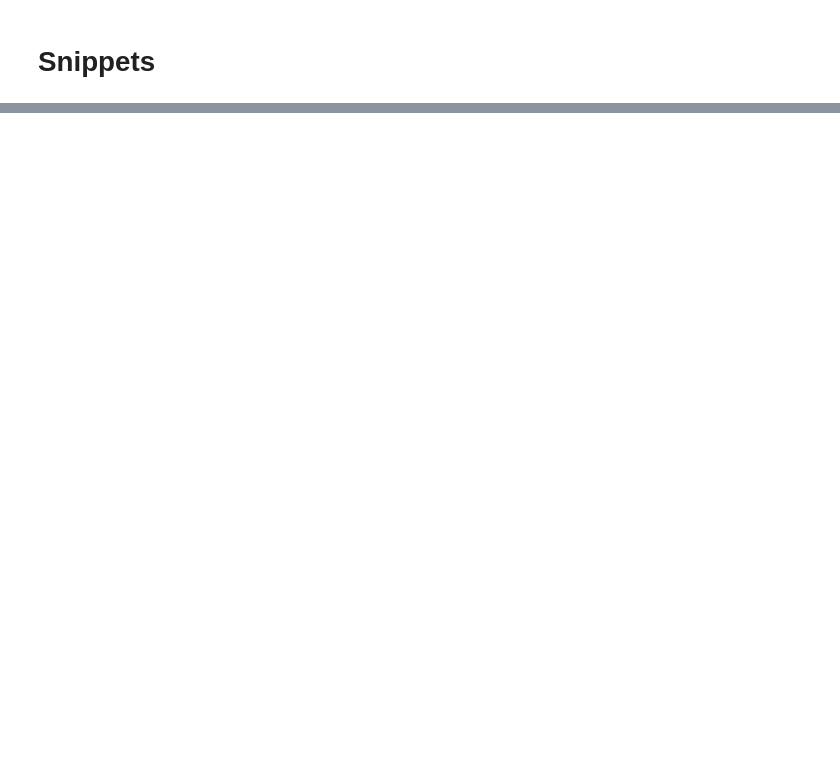
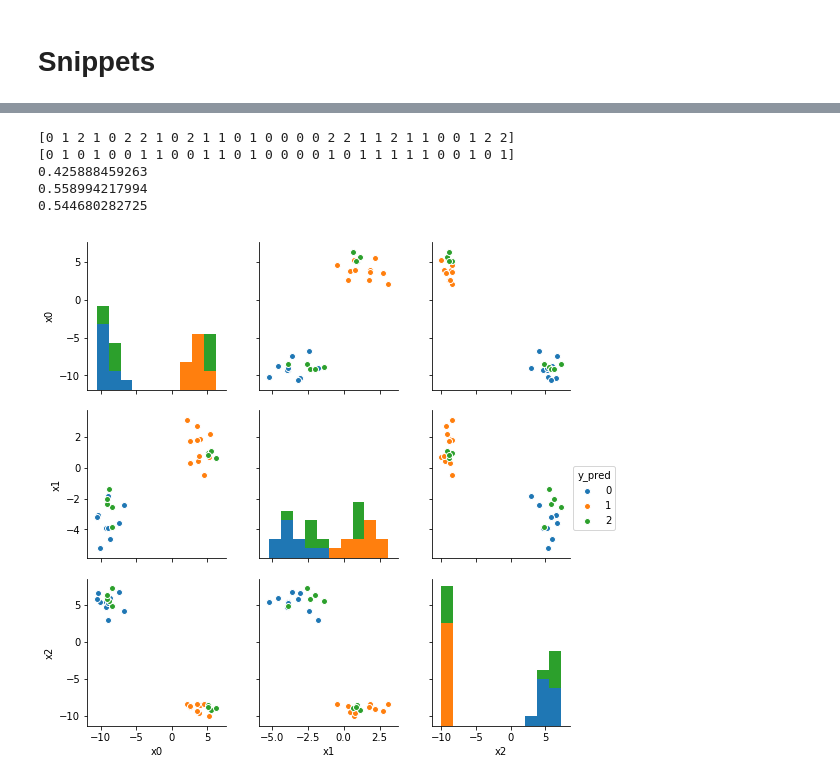
Before and after one commit to VarIr/copac, a Jupyter notebook: snippets.ipynb, the cells around one changed output, grey strips where cells are left out. Saved outputs shown, nothing was run; the diff lists cells and outputs as text; code cells hidden in the pictures; blank space fills up the shorter version.

```diff
--- a/snippets.ipynb
+++ b/snippets.ipynb
@@ -181,0 +13,26 @@ np.max([0, 5])
+# %%
+n = 10
+max_d = 3
+c = 2
+X = list()
+y = list()
+# 1D, 2D, 3D with 2 clusters each; other dimensions uniform rnd noise
+for i in range(1, max_d+1):
+    d = i
+    # Generate Gaussian clusters
+    Xi, yi = make_blobs(n_samples=n, n_features=d, centers=c)
+    # Unif. rnd. noise in other features
+    Xi_rnd = np.random.rand(n, max_d-i) * 100
+    Xi = np.block([Xi, Xi_rnd])
+    X.append(Xi)
+    # Make sure labels are not accidentally overlapping
+    y.append(yi + (i-1)*c)
+    del Xi, yi, Xi_rnd
+# Combine dataset and labels
+X = np.block([[x] for x in X])
+y = np.block(y)
+df = pd.DataFrame(X, columns=[f'x{x}' for x in range(d)])
+X_df = df.copy()
+Xy_df = df.copy()
+Xy_df['y'] = y
+Xy_df
@@ -181,0 +402,21 @@ np.max([0, 5])
+# %%
+clst = COPAC(k=10, mu=4, eps=4)
+y_pred = clst.fit_predict(X)
+# %%
+print(y_pred)
+print(y)
+from sklearn.metrics import adjusted_mutual_info_score, accuracy_score, v_measure_score, normalized_mutual_info_score
+print(adjusted_mutual_info_score(y, y_pred))
+print(normalized_mutual_info_score(y, y_pred))
+print(v_measure_score(y, y_pred))
+# %% [output]
+[0 1 2 1 0 2 2 1 0 2 1 1 0 1 0 0 0 0 2 2 1 1 2 1 1 0 0 1 2 2]
+[0 1 0 1 0 0 1 1 0 0 1 1 0 1 0 0 0 0 1 0 1 1 1 1 1 0 0 1 0 1]
+0.425888459263
+0.558994217994
+0.544680282725
+# %%
+Xy_df['y_pred'] = y_pred
+sns.pairplot(Xy_df, x_vars=['x0', 'x1', 'x2'], y_vars=['x0', 'x1', 'x2'], hue='y_pred');
+# %% [output]
+[figure, added]
```
Also changed, not shown: parts of 39 cells of this notebook, 1 other file.
